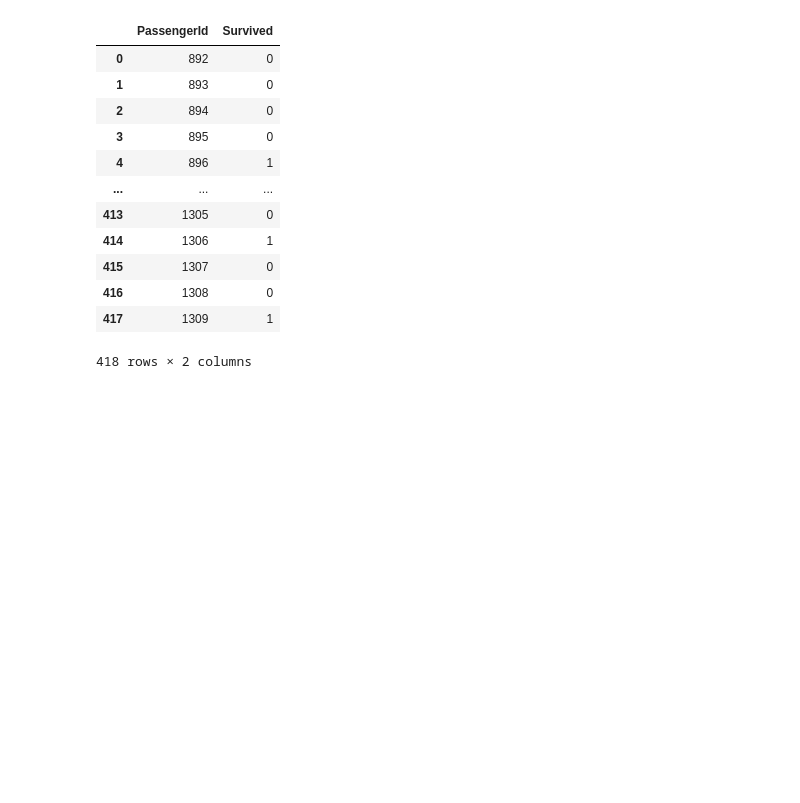
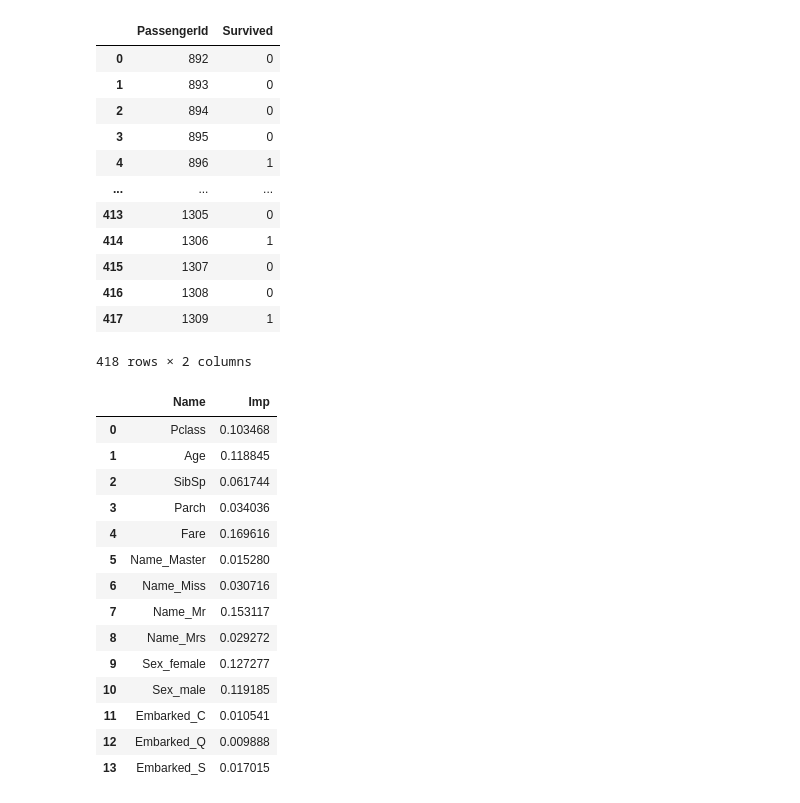
Before and after one commit to judy50024/python, a Jupyter notebook: titanic_classification.ipynb, the cells around one changed output. Saved outputs shown, nothing was run; the diff lists cells and outputs as text; code cells hidden in the pictures; blank space fills up the shorter version.

```diff
--- a/titanic_classification.ipynb
+++ b/titanic_classification.ipynb
@@ -313,3 +313,24 @@ result
 | 416 | 1308 | 0 |
 | 417 | 1309 | 1 |
 418 rows × 2 columns
+# %%
+pd.DataFrame({
+    "Name":x_train_process.columns,
+    "Importance":clf.feature_importances_
+})
+# %% [output]
+|  | Name | Imp |
+| 0 | Pclass | 0.103468 |
+| 1 | Age | 0.118845 |
+| 2 | SibSp | 0.061744 |
+| 3 | Parch | 0.034036 |
+| 4 | Fare | 0.169616 |
+| 5 | Name_Master | 0.015280 |
+| 6 | Name_Miss | 0.030716 |
+| 7 | Name_Mr | 0.153117 |
+| 8 | Name_Mrs | 0.029272 |
+| 9 | Sex_female | 0.127277 |
+| 10 | Sex_male | 0.119185 |
+| 11 | Embarked_C | 0.010541 |
+| 12 | Embarked_Q | 0.009888 |
+| 13 | Embarked_S | 0.017015 |
```
Also changed, not shown: parts of 4 cells of this notebook.
